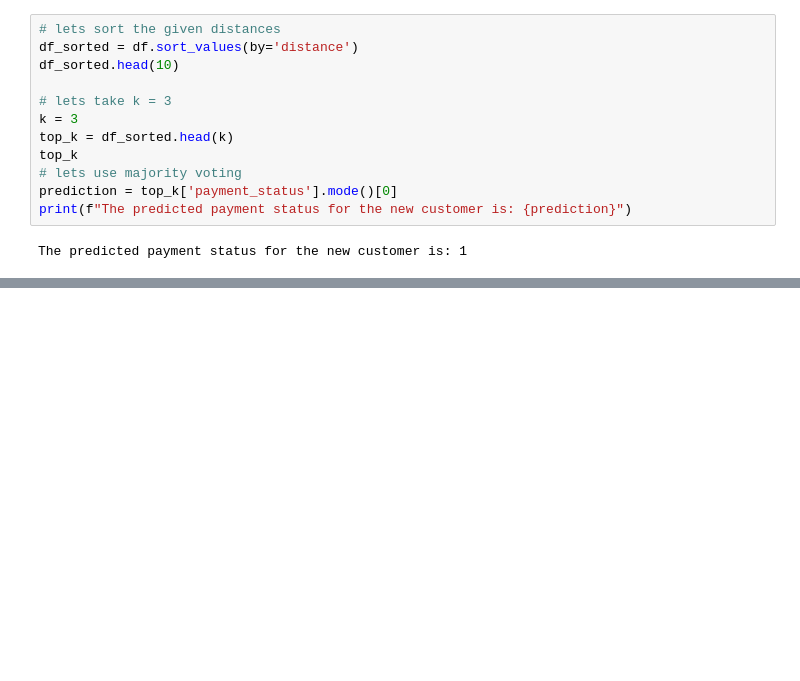
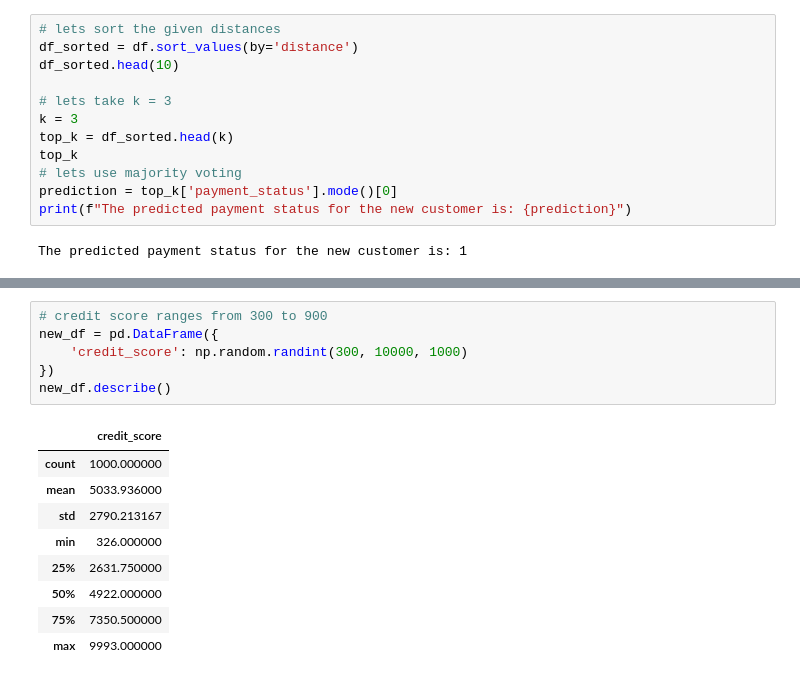
Before and after one commit to rahul8879/coachX_ds, a Jupyter notebook: Data_analysis/pandas_basic.ipynb, the cells around one changed output, grey strips where cells are left out. Saved outputs shown, nothing was run; the diff lists cells and outputs as text; blank space fills up the shorter version.

```diff
--- a/Data_analysis/pandas_basic.ipynb
+++ b/Data_analysis/pandas_basic.ipynb
@@ -72,0 +136,16 @@ The predicted payment status for the new customer is: 1
+# %%
+# credit score ranges from 300 to 900
+new_df = pd.DataFrame({
+    'credit_score': np.random.randint(300, 10000, 1000)
+})
+new_df.describe()
+# %% [output]
+|  | credit_score |
+| count | 1000.000000 |
+| mean | 5033.936000 |
+| std | 2790.213167 |
+| min | 326.000000 |
+| 25% | 2631.750000 |
+| 50% | 4922.000000 |
+| 75% | 7350.500000 |
+| max | 9993.000000 |
```
Also changed, not shown: parts of 7 cells of this notebook, 2 other files.
